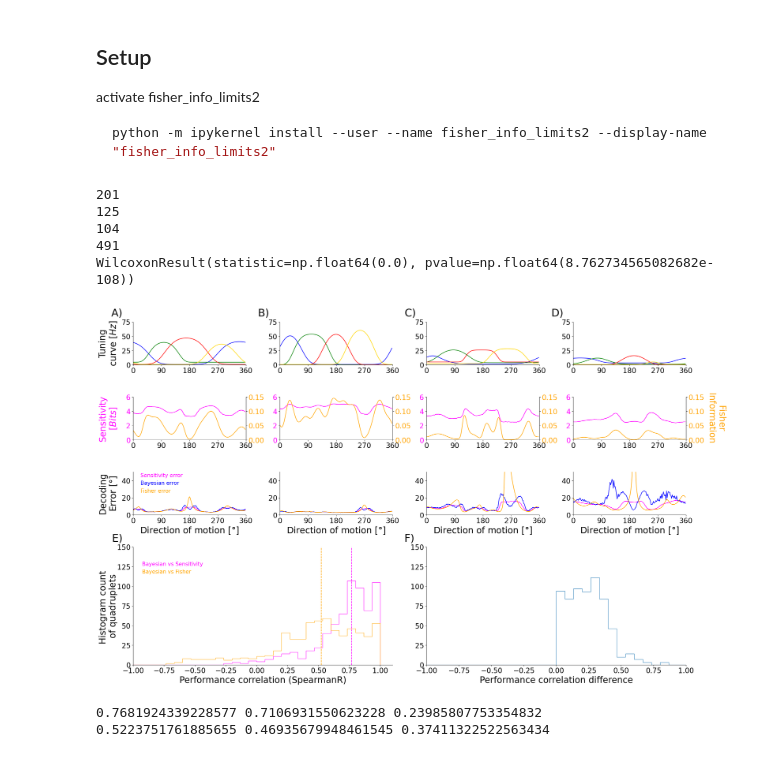
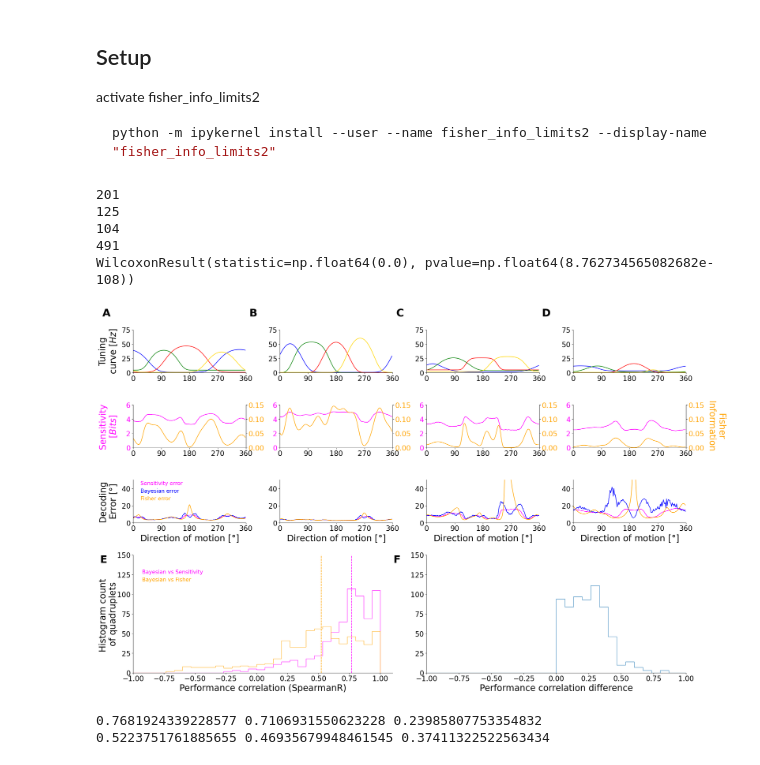
Before and after one commit to steevelaquitaine/fisher-info-limits, a Jupyter notebook: notebooks/fig2_SSI_Fisher_Info_Bayesian_Decoding.ipynb, the cells around one changed output. Saved outputs shown, nothing was run; the diff lists cells and outputs as text; code cells hidden in the pictures.

Commit message:
Added letters to panels to fig2

```diff
--- a/notebooks/fig2_SSI_Fisher_Info_Bayesian_Decoding.ipynb
+++ b/notebooks/fig2_SSI_Fisher_Info_Bayesian_Decoding.ipynb
@@ -78,7 +78,7 @@ fig = plt.figure(figsize=(25,15))
 
 gs = GS(5,4,wspace=0.3, hspace=0.75)
 colors = ['blue', 'green', 'red', 'gold']
-letters = ['A)', 'B)', 'C)', 'D)']
+letters = ['A', 'B', 'C', 'D']
 
 for i, quad in enumerate(chosen_quads):
     print(quad)
@@ -87,14 +87,16 @@ for i, quad in enumerate(chosen_quads):
     ax = fig.add_subplot(gs[0,i])
     for j, tc in enumerate(data_dict['all_quad_tc'][quad, bio_idx]):
         ax.plot(stim, tc/1.6, color = colors[j])
-    ax.text(-70, 85, letters[i], size=text_size)
+
+    # add panel letter
+    ax.text(-0.2, 1.5, letters[i], transform=ax.transAxes,
+                fontsize=30, fontweight='bold', va='top', ha='right')
+
+    # aesthetics
     ax.set_xlim(0,360)
     ax.set_ylim(0,75)
     ax.set_xticks(np.arange(0,361, 90))
     ax.set_yticks(np.arange(0,76, 25))
-#     if i==0:
-#         ax.set_xlabel(r'Direction of motion [$\degree$]')
-
 
 #     SSI ROW
 
@@ -141,6 +143,9 @@ for i, quad in enumerate(chosen_quads):
         ax2.yaxis.set_label_coords(1.35, y=0.5)
         ax2.set_ylabel('Fisher\n'+r'Information', rotation=270, color = 'orange', size = labelsize)
 
+
+
+# plot performance correlation -----------------------------------------------------------
 ax4 = fig.add_subplot(gs[3:5,:2])
 
 spearman_ssi_v_bayes = np.array([spearmanr(-data_dict['all_ssis'][idx, bio_idx], el).correlation \
@@ -165,37 +170,47 @@ print(wilcoxon(spearman_ssi_v_bayes-spearman_fisher_v_bayes))
 ax4.set_xlim(left=-1)
 ax4.set_ylim(0,150)
 ax4.set_xlabel('Performance correlation (SpearmanR)', size=labelsize)
 ax4.yaxis.set_label_coords(-0.06, y=0.5)
 ax4.set_ylabel('Histogram count \nof quadruplets', size=labelsize)
 
 ax4.legend(handlelength = 0, labelcolor = 'linecolor', frameon=0, fontsize = legend_fontsize, loc=(0.01, 0.75))
-ax4.text(-1.17, 157, 'E)', size=text_size)
+# ax4.text(-1.17, 157, 'E)', size=text_size)
+
+# add panel letter
+ax4.text(-0.1, 1, 'E', transform=ax4.transAxes,
+            fontsize=30, fontweight='bold', va='top', ha='right')
 
 
+# plot performance correlation difference -----------------------------------------------------------
 ax5 = fig.add_subplot(gs[3:5,2:])
 ax5.yaxis.set_label_coords(-0.06, y=0.5)
 
 ax5.hist(spearman_ssi_v_bayes- spearman_fisher_v_bayes, bins = 30, range = (-1,1),\
          align ='mid', histtype='step')
 ax5.set_xticks(np.arange(-1,1.1, 0.25))
 ax5.set_yticks(np.arange(0,151,25))
 ax5.set_xlim(-1,1)
 ax5.set_ylim(0,150)
 ax5.set_xlabel('Performance correlation difference', size=labelsize)
 # ax5.set_ylabel('Histogram count \nof quadruplets', size=labelsize)
-ax5.text(-1.17, 157, 'F)', size=text_size)
+# ax5.text(-1.17, 157, 'F)', size=text_size)
+
+# add panel letter
+ax5.text(-0.1, 1, 'F', transform=ax5.transAxes,
+            fontsize=30, fontweight='bold', va='top', ha='right')
+
 
 gs.update(left=0.055,right=0.925,top=0.95,bottom=0.05)#,wspace=0.3,hspace=0.5)
 
 # save figure
-plt.savefig('figures/fig2_retina_encoder_1d_stim.svg', bbox_inches='tight', dpi = 400)
+plt.savefig('figures/fig2.svg', bbox_inches='tight', dpi = 400)
 # %% [output]
 201
 125
 104
 491
 WilcoxonResult(statistic=np.float64(0.0), pvalue=np.float64(8.762734565082682e-108))
-[figure, old version]
+[figure, new version]
 # %%
 print(np.median(spearman_ssi_v_bayes), np.mean(spearman_ssi_v_bayes), spearman_ssi_v_bayes.std())
 print(np.median(spearman_fisher_v_bayes), np.mean(spearman_fisher_v_bayes), spearman_fisher_v_bayes.std())
```
Also changed, not shown: 1 other file.
